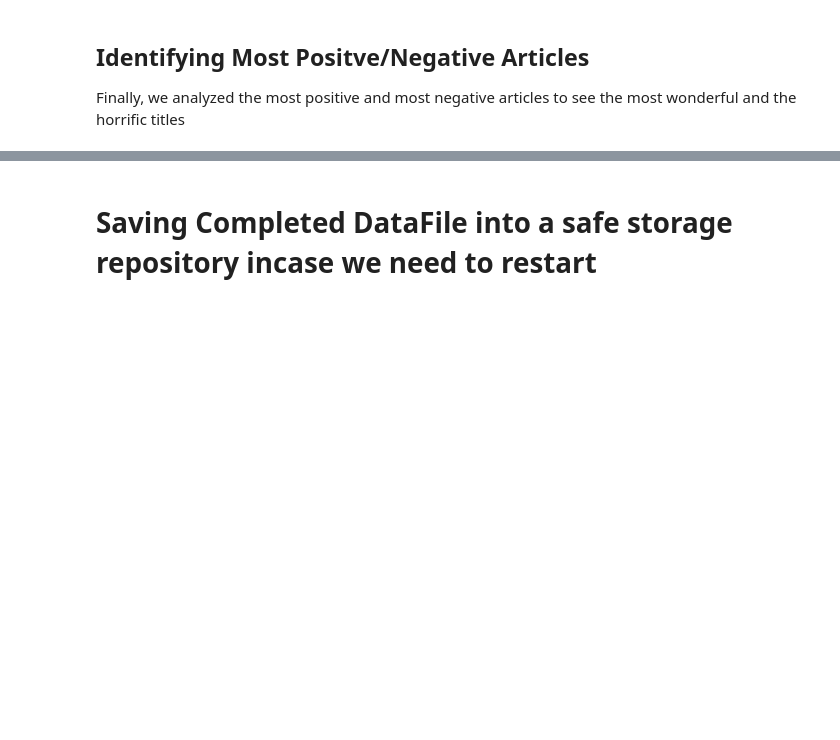
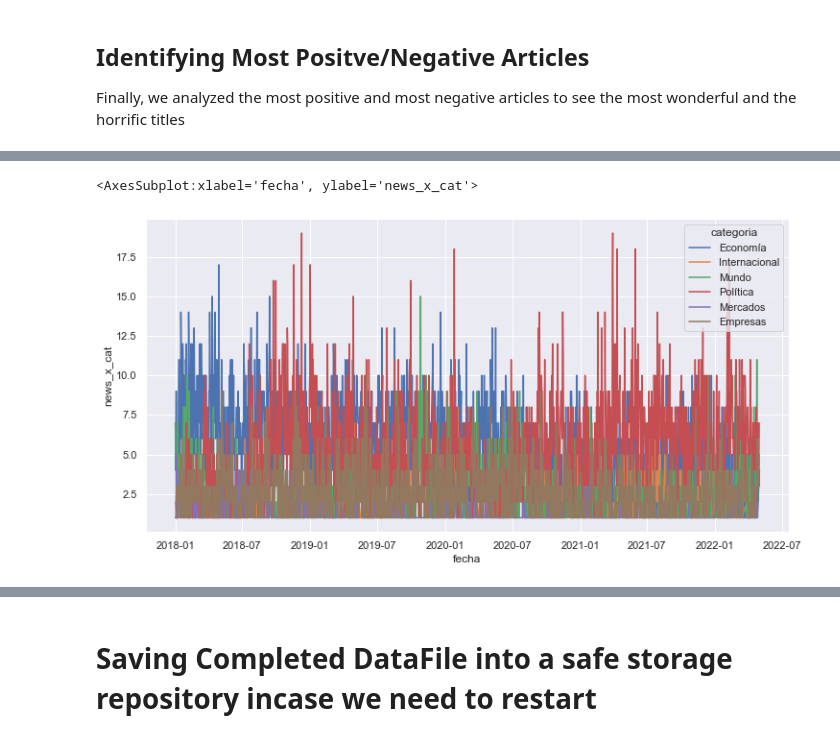
Before and after one commit to jesoto/Sentiment_and_news-Peru, a Jupyter notebook: thesis/Sentiment_Analysis.ipynb, the cells around one changed output, grey strips where cells are left out. Drawn from its saved outputs; the diff is of its cells as text; code cells hidden in the pictures; blank space fills up the shorter version.

```diff
--- a/thesis/Sentiment_Analysis.ipynb
+++ b/thesis/Sentiment_Analysis.ipynb
@@ -925,0 +972,6 @@ Extremly Positive Content:
+# %%
+plt.figure(figsize=(12,6))
+sns.lineplot(uwu.fecha, uwu.news_x_cat, hue=uwu.categoria)
+# %% [output]
+<AxesSubplot:xlabel='fecha', ylabel='news_x_cat'>
+[figure, added]
```
Also changed, not shown: parts of 25 cells of this notebook.
